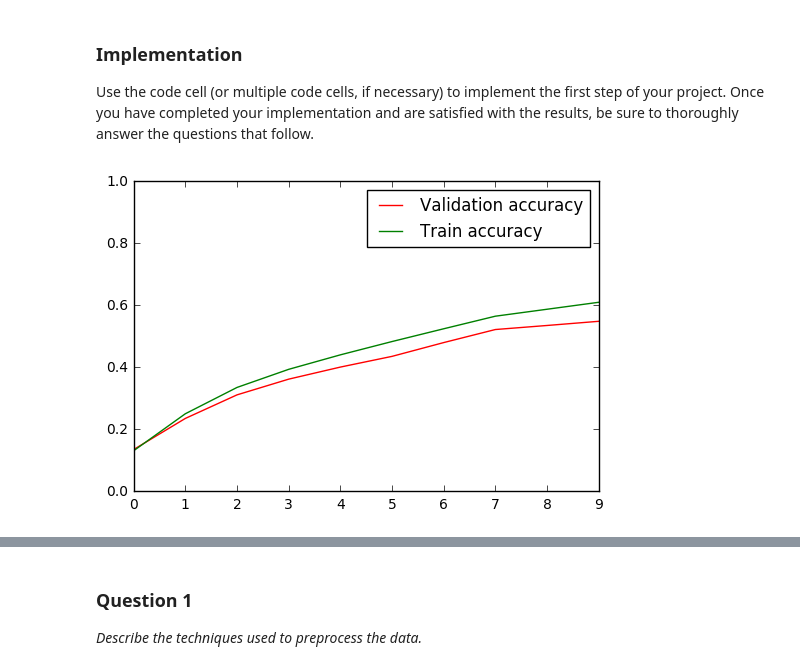
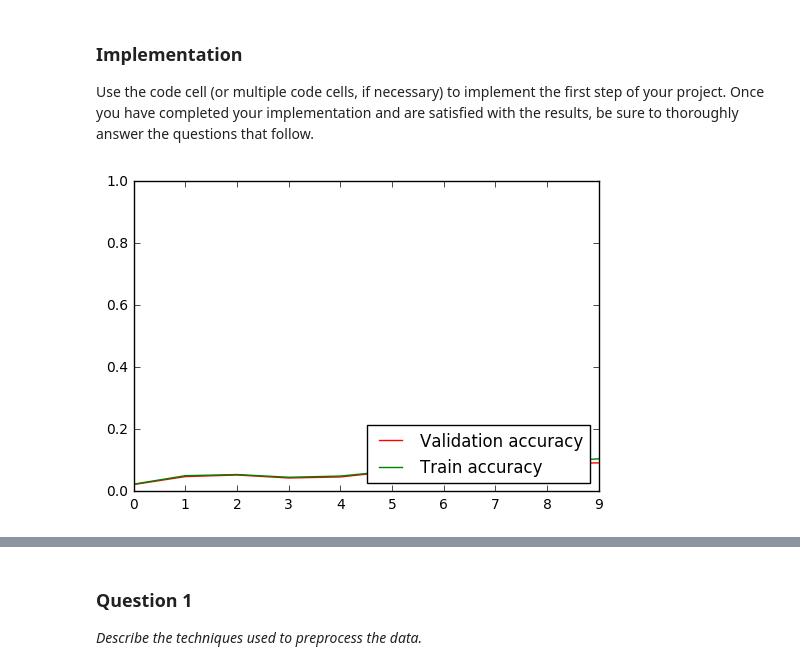
Before and after one commit to AM5800/self_drifing_car, a Jupyter notebook: traffic-signs/Traffic_Signs_Recognition.ipynb, the cells around one changed output, grey strips where cells are left out. Saved outputs shown, nothing was run; the diff lists cells and outputs as text; code cells hidden in the pictures.

Commit message:
Save history

```diff
--- a/traffic-signs/Traffic_Signs_Recognition.ipynb
+++ b/traffic-signs/Traffic_Signs_Recognition.ipynb
@@ -281,7 +282,7 @@ Use the code cell (or multiple code cells, if necessary) to implement the first
 # %%
 # Helper functions
 
-class Net:
+class NetInstance:
     def __init__(self, tf_node, x_placeholder, name, dataset_name, variables):
         self.tf_node = tf_node
         self.x_placeholder = x_placeholder
@@ -343,42 +344,48 @@ def create_batches(features, labels, batch_size):
 
     return list(zip(new_features, new_labels))
 
-def evaluate_net(net, session, features, labels):
-    equal_fun = tf.equal(tf.argmax(net.tf_node, 1), tf.argmax(y_placeholder, 1))
+def evaluate_net(net_instance, session, features, labels):
+    equal_fun = tf.equal(tf.argmax(net_instance.tf_node, 1), tf.argmax(y_placeholder, 1))
     correct_num_func = tf.reduce_sum(tf.cast(equal_fun, tf.float32))
     correct_num = 0
 
     for features_chunk, labels_chunk in chunks2(features, labels, 100):
         correct_num += session.run(correct_num_func, feed_dict={
-                net.x_placeholder: features_chunk,
+                net_instance.x_placeholder: features_chunk,
                 y_placeholder: labels_chunk,
                 dropout_placeholder: 1})
 
     return correct_num / len(features)
 # %%
-ITERATIONS = 1000
-BATCH_SIZE = 50
 PLOT_RESOLUTION = 10
 
+# Forcing TF reinitialization
+try:
+    session.close()
+except:
+    pass
+
+session = tf.Session()
 
 dropout_placeholder = tf.placeholder(tf.float32)
 learning_rate_placeholder = tf.placeholder(tf.float32)
 y_placeholder = tf.placeholder(tf.float32, [None, n_classes])
 
-def simple_ss_net(dataset_name, out_channels1, out_channels2, hidden_layers):
+
+def create_ss_net(dataset_name, convolutions_shape, hidden_layers_shape):
     input_shape = [None, *dataset_provider.get_shape(dataset_name)]
 
-    x_placeholder = tf.placeholder("float", input_shape)
+    x_placeholder = tf.placeholder(tf.float32, input_shape)
 
-    layer1, w1, b1 = conv2d(x_placeholder, 5, out_channels1)
+    layer1, w1, b1 = conv2d(x_placeholder, 5, convolutions_shape[0])
     layer1 = max_pool(layer1)
 
-    layer2, w2, b2 = conv2d(layer1, 5, out_channels2)
+    layer2, w2, b2 = conv2d(layer1, 5, convolutions_shape[1])
     layer2 = max_pool(layer2)
 
     variables = [w1, b1, w2, b2]
     last_layer = layer2
-    for hidden_layer in hidden_layers:
+    for hidden_layer in hidden_layers_shape:
         last_layer, w, b = fully_connected(last_layer, hidden_layer)
         variables.append(w)
         variables.append(b)
@@ -389,14 +396,16 @@ def simple_ss_net(dataset_name, out_channels1, out_channels2, hidden_layers):
     variables.append(w)
     variables.append(b)
 
-    name = "simple_ss_{0}_{1}_{2}_{3}".format(dataset_name, out_channels1, out_channels2, hidden_layers)
+    name = "SsNet: dataset={0}, convolutions={1}, hidden layers={2}".format(dataset_name, convolutions_shape, hidden_layers_shape)
 
-    return Net(result, x_placeholder, name, dataset_name, variables)
+    return NetInstance(result, x_placeholder, name, dataset_name, variables)
 
-def train(net, session, iterations, learning_rate, batch_size, dropout, silent_mode):
-    cross_entropy = tf.reduce_mean(tf.nn.softmax_cross_entropy_with_logits(net.tf_node, y_placeholder))
+
+def train(net_instance, session, iterations, learning_rate, batch_size, dropout, silent_mode):
+    cross_entropy = tf.reduce_mean(tf.nn.softmax_cross_entropy_with_logits(net_instance.tf_node, y_placeholder))
     optimizer = tf.train.AdamOptimizer(learning_rate = learning_rate_placeholder).minimize(cross_entropy)
 
+    # Global values should be initialized after Adam because it defines variables too
     session.run(tf.global_variables_initializer())
 
     iteration = 0
@@ -404,46 +413,68 @@ def train(net, session, iterations, learning_rate, batch_size, dropout, silent_m
     train_plot = []
     valid_plot = []
 
-    dataset = dataset_provider.get(net.dataset_name)
+    dataset = dataset_provider.get(net_instance.dataset_name)
 
     while True:
         batches = create_batches(dataset.train, y_train_onehot, batch_size)
         for features_batch, labels_batch in batches:
             iteration = iteration + 1
             if iteration >= iterations:
-                return evaluate_net(net, session, dataset.validation, y_valid_onehot)
+                return evaluate_net(net_instance, session, dataset.validation, y_valid_onehot)
 
             session.run(optimizer, feed_dict={
-                net.x_placeholder: features_batch,
+                net_instance.x_placeholder: features_batch,
                 y_placeholder: labels_batch,
                 dropout_placeholder: dropout,
                 learning_rate_placeholder: learning_rate
             })
 
             if not silent_mode and (iteration % (iterations/PLOT_RESOLUTION) == 0 or iteration == iterations-1):
-                valid_accuracy = evaluate_net(net, session, dataset.validation, y_valid_onehot)
-                train_accuracy = evaluate_net(net, session, dataset.train, y_train_onehot)
+                valid_accuracy = evaluate_net(net_instance, session, dataset.validation, y_valid_onehot)
+                train_accuracy = evaluate_net(net_instance, session, dataset.train, y_train_onehot)
 
                 train_plot.append(train_accuracy)
                 valid_plot.append(valid_accuracy)
 
                 plt.clf()
                 plt.ylim(0,1)
                 r, = plt.plot(valid_plot, 'r', label = "Validation accuracy")
                 g, = plt.plot(train_plot, 'g', label = "Train accuracy")
-                plt.legend(handles=[r,g])
+                plt.legend(handles=[r,g], loc=4)
                 display.clear_output(wait=True)
                 display.display(pl.gcf())
 
                 print("Iteration:", iteration)
                 print("  Validation accuracy:", valid_accuracy)
                 print("  Train accuracy:", train_accuracy)
 
-start_time = time.time()
-with tf.Session() as session:
-    net1 = simple_ss_net("gray", 100, 100, [])
-    train(net1, session, ITERATIONS, 1e-4, BATCH_SIZE, 0.5, False)
 
-print("Elapsed time: {0}s".format(int(time.time() - start_time)))
+history = {}
+history_file_name = "history.p"
+
+if os.path.isfile(history_file_name):
+    history = pickle.load(open(history_file_name, "rb"))
+
+def train_and_save(net_instance, learning_rate, dropout, iterations, batch_size):
+    start_time = time.time()
+    full_name = "{0}, lr={1}, d={2}, i={3}, bs={4}".format(net.name, learning_rate, dropout, iterations, batch_size)
+
+    validation_accuracy = train(net_instance, session, iterations, learning_rate, batch_size, dropout, False)
+
+    prev_value = history.setdefault(full_name, 0)
+    if validation_accuracy > prev_value:
+        history[full_name] = validation_accuracy
+        pickle.dump(history, open(history_file_name, "wb"))
+
+    print("Elapsed time: {0}s".format(int(time.time() - start_time)))
+
+
+net = create_ss_net("gray", [100, 100], [])
+train_and_save(net, 1e-4, 0.5, 100, 50)
+
+top_result = max(history.items(), key=operator.itemgetter(1))
+print("\nTop result:")
+print(top_result[0])
+print("Validation accuracy: ", top_result[1])
 # %% [output]
-[figure, old version]
+[figure, new version]
```
Also changed, not shown: parts of 3 cells of this notebook.
